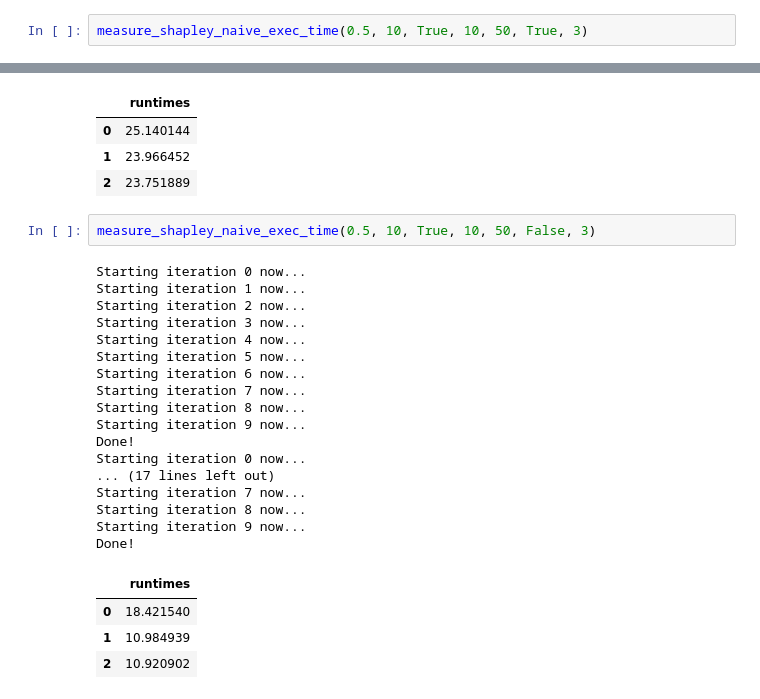
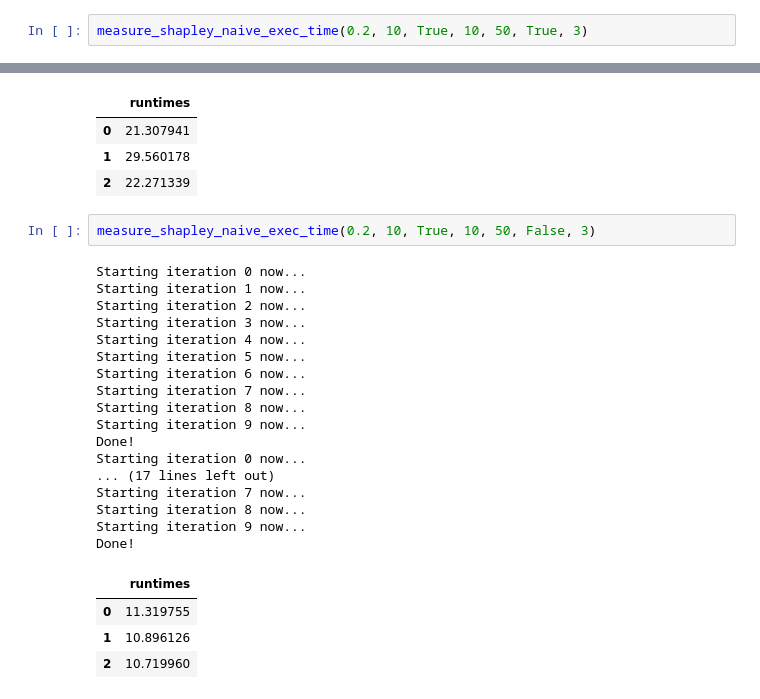
Before and after one commit to stefan-grafberger/deem22-what-if-experiments, a Jupyter notebook: whatif/example_pipelines/shapley_value_experiments.ipynb, the cells around one changed output, grey strips where cells are left out. Saved outputs shown, nothing was run; the diff lists cells and outputs as text.

```diff
--- a/whatif/example_pipelines/shapley_value_experiments.ipynb
+++ b/whatif/example_pipelines/shapley_value_experiments.ipynb
@@ -92,4 +80,4 @@ Done!
 # %%
-measure_shapley_naive_exec_time(0.5, 10, True, 10, 50, True, 3)
+measure_shapley_naive_exec_time(0.2, 10, True, 10, 50, True, 3)
 # %% [output]
 Starting iteration 0 now...
@@ -111,10 +99,10 @@ Starting iteration 9 now...
 Done!
 |  | runtimes |
-| 0 | 25.140144 |
-| 1 | 23.966452 |
-| 2 | 23.751889 |
+| 0 | 21.307941 |
+| 1 | 29.560178 |
+| 2 | 22.271339 |
 # %%
-measure_shapley_naive_exec_time(0.5, 10, True, 10, 50, False, 3)
+measure_shapley_naive_exec_time(0.2, 10, True, 10, 50, False, 3)
 # %% [output]
 Starting iteration 0 now...
 Starting iteration 1 now...
@@ -134,7 +122,7 @@ Starting iteration 8 now...
 Starting iteration 9 now...
 Done!
 |  | runtimes |
-| 0 | 18.421540 |
-| 1 | 10.984939 |
-| 2 | 10.920902 |
+| 0 | 11.319755 |
+| 1 | 10.896126 |
+| 2 | 10.719960 |
 # %%
```
Also changed, not shown: parts of 8 cells of this notebook, 6 other files.
